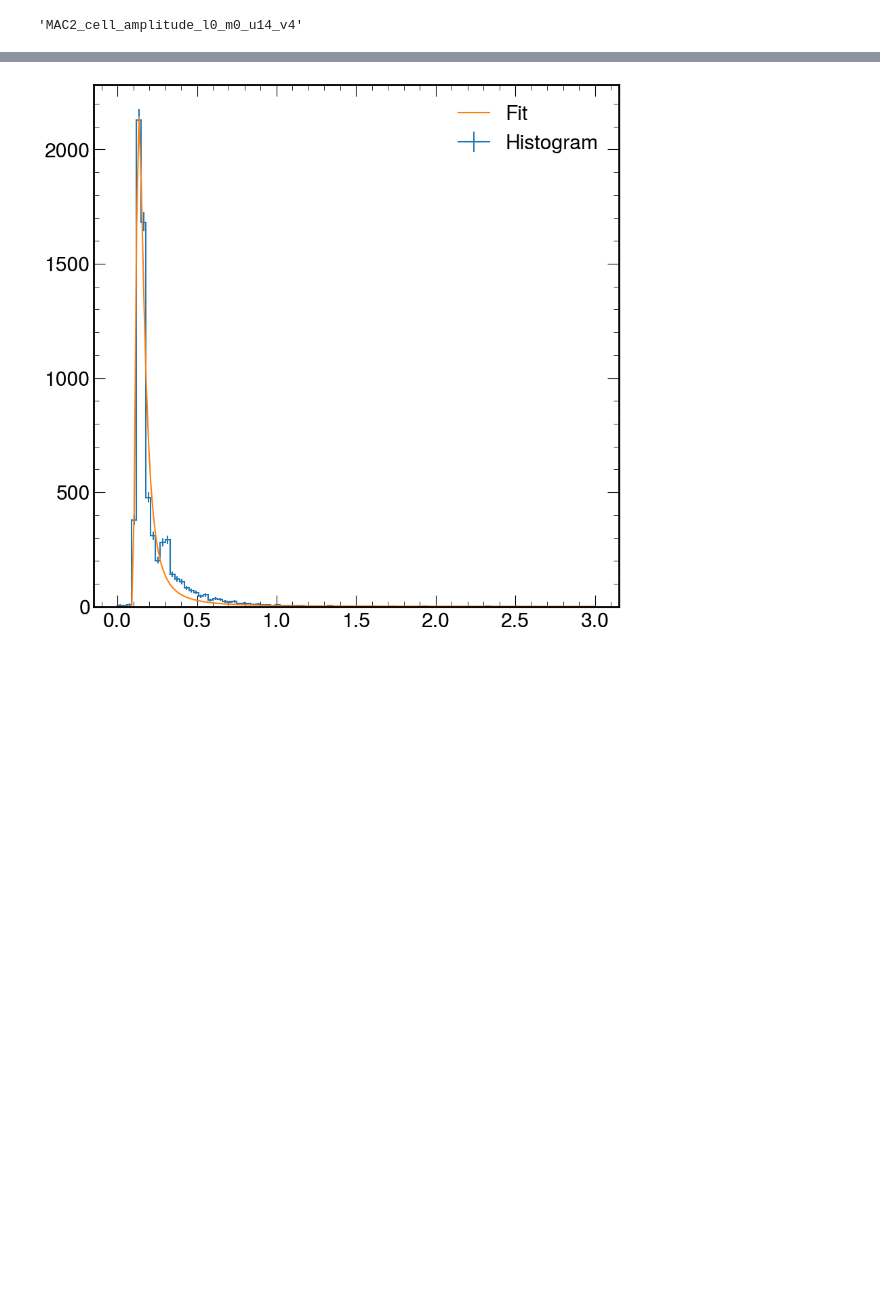
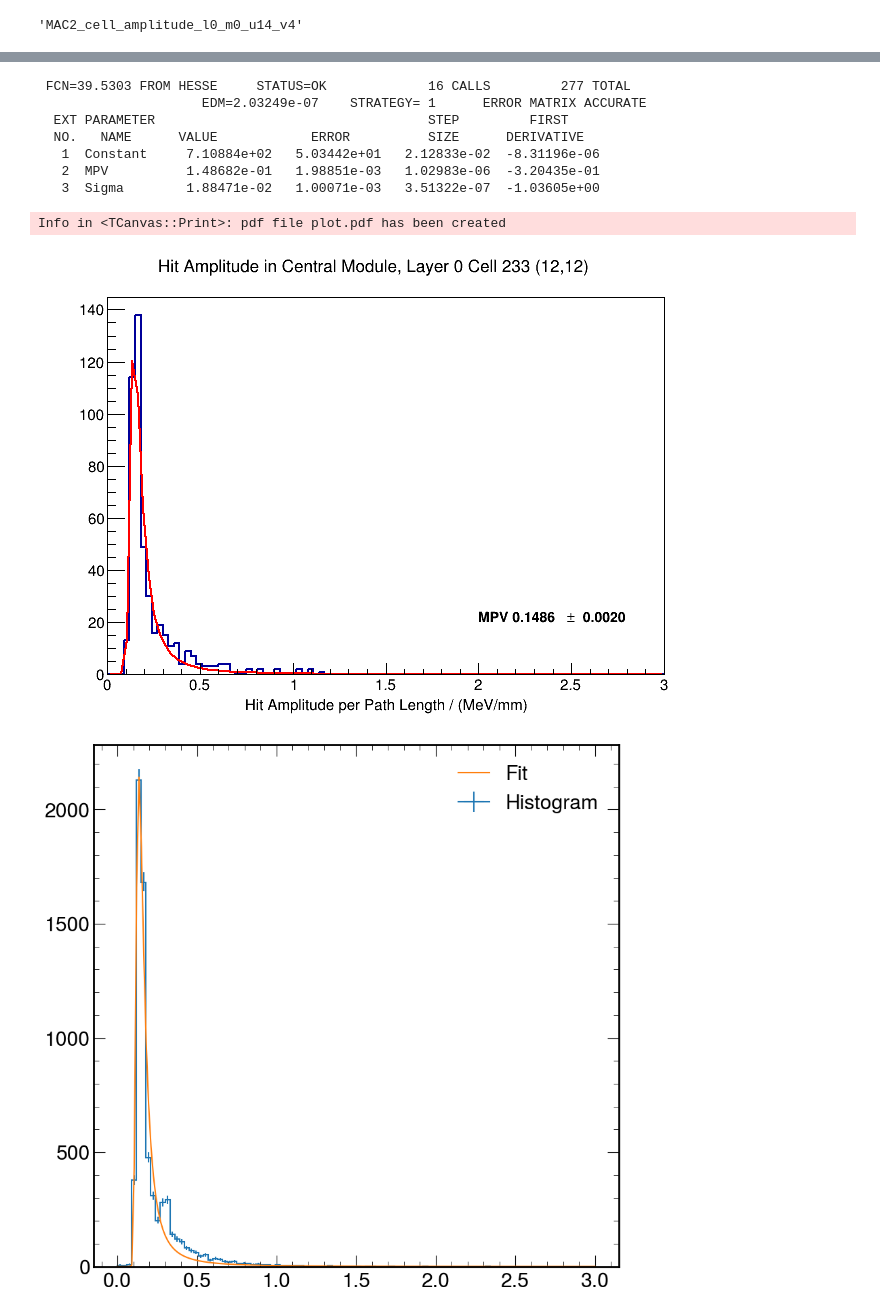
Before and after one commit to rodr1001/my_code, a Jupyter notebook: ldmx/calibration/w-sp-invalid.ipynb, the cells around one changed output, grey strips where cells are left out. Drawn from its saved outputs; the diff is of its cells as text; code cells hidden in the pictures; blank space fills up the shorter version.

```diff
--- a/ldmx/calibration/w-sp-invalid.ipynb
+++ b/ldmx/calibration/w-sp-invalid.ipynb
@@ -142,3 +150,29 @@ fr.Ndf()
+# %%
+f = ROOT.TFile('hist-filtering-v2.root')
+d = f.Get('MAC2')
+c = ROOT.TCanvas()
+fl = ROOT.TF1('seedparamslandau','landau')
+fl.SetParameters(1,0.1,0.1)
+fl.SetParLimits(1,0,5)
+h = d.Get(x)
+h.Draw()
+fr = h.Fit(fl,'BSM').Get()
+h.Draw()
+c.Draw()
+latex = ROOT.TLatex(2,20, "MPV 0.1486  #pm  0.0020")
+latex.SetTextSize(0.032)
+latex.Draw()
+c.Print("plot.pdf")
+# %% [output]
+ FCN=39.5303 FROM HESSE     STATUS=OK             16 CALLS         277 TOTAL
+                     EDM=2.03249e-07    STRATEGY= 1      ERROR MATRIX ACCURATE
+  EXT PARAMETER                                   STEP         FIRST
+  NO.   NAME      VALUE            ERROR          SIZE      DERIVATIVE
+   1  Constant     7.10884e+02   5.03442e+01   2.12833e-02  -8.31196e-06
+   2  MPV          1.48682e-01   1.98851e-03   1.02983e-06  -3.20435e-01
+   3  Sigma        1.88471e-02   1.00071e-03   3.51322e-07  -1.03605e+00
+Info in <TCanvas::Print>: pdf file plot.pdf has been created
+[figure, added]
 # %%
 ###scipy code
 import uproot
```
Also changed, not shown: parts of 8 cells of this notebook.
